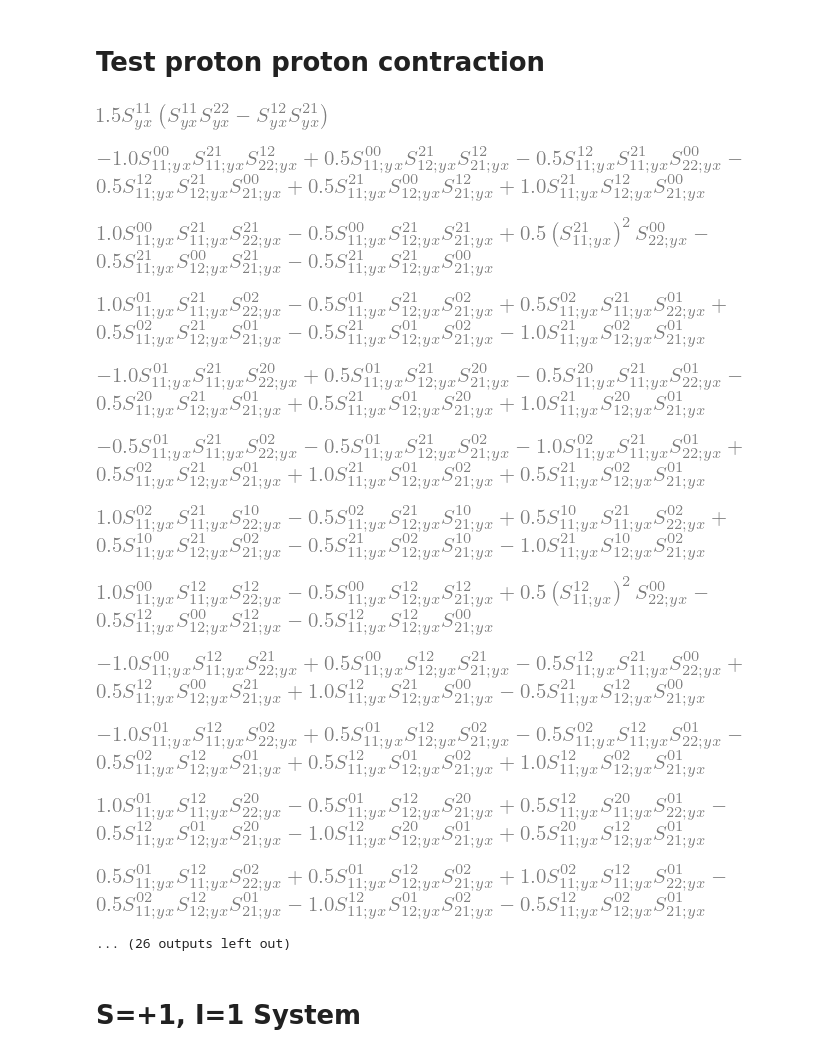
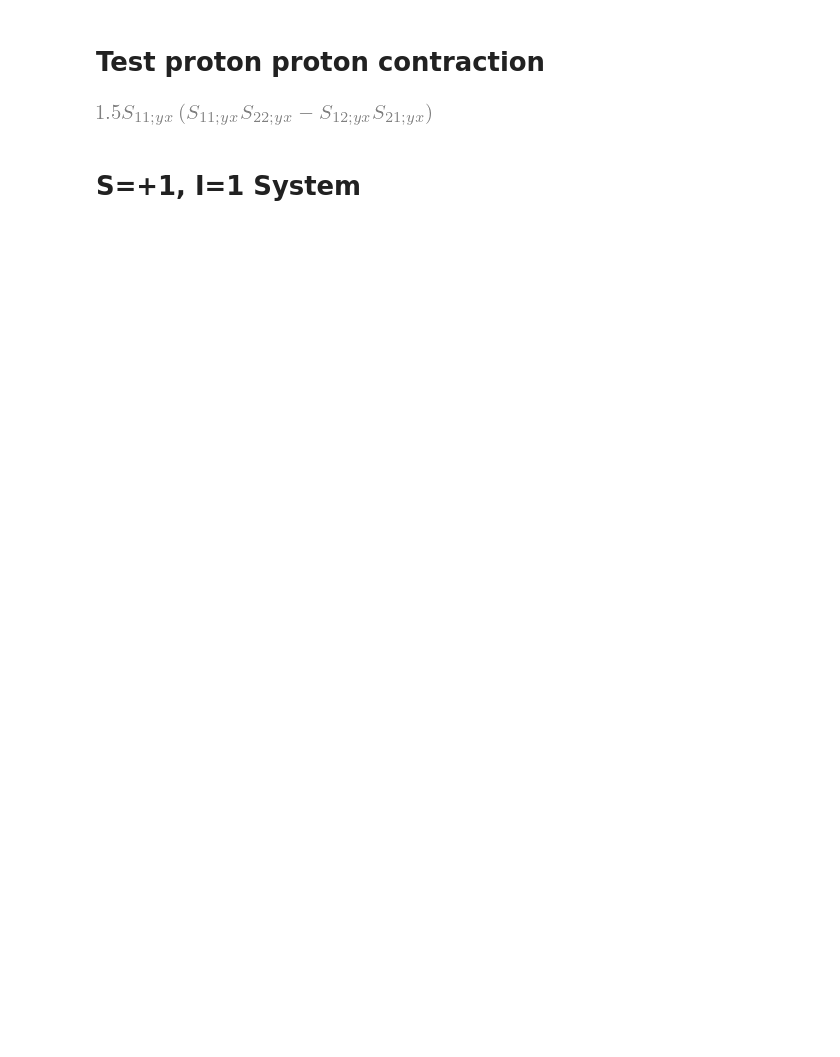
Before and after one commit to luutom/su3, a Jupyter notebook: notebooks/contraction.ipynb, the cells around one changed output. Drawn from its saved outputs; the diff is of its cells as text; code cells hidden in the pictures; blank space fills up the shorter version.

```diff
--- a/notebooks/contraction.ipynb
+++ b/notebooks/contraction.ipynb
@@ -795,73 +795,62 @@ position=['y','y','y','x','x','x']
 #spin=['\\mu_1','\\mu_2','\\mu_3','\\nu_3','\\nu_2','\\nu_1']
 spin=['1','2','1','1','2','1']
 color=['c','b','a','a\'','b\'','c\'']
 #color=['2','1','0','0','1','2']
 quark=['u','u','d','db','ub','ub']
 
 diquark=[[1,2],[3,4]]
 #diquark=[]
 #spin_pair=[[0,5],[1,4],[2,3]]
 color1=['a','b','c']
 color2=['a\'','b\'','c\'']
 #color1=['0','1','2']
 #color2=['0','1','2']
 
 output=[]
 OUTPUT=[]
 
 contraction(quark,0,output,OUTPUT)
 
 
 #PRINT=print_Trace_color(OUTPUT,quark,spin,color,position,overall2,diquark,spin_pair,color1,color2)
 #display(simplify(PRINT))
 
 PRINT=print_propagator_with_diquark_color(OUTPUT,quark,spin,color,position,overall2,diquark, color1, color2)
+#PRINT=print_propagator_with_diquark(OUTPUT,quark,spin,color,position,overall2,diquark)
 display(simplify(PRINT))
 
 
-color1=['0','1','2']
-color2=['0','1','2']
-PRINT2=0
-for a in ['0','1','2']:
-    color[2]=a
-    for b in ['0','1','2']:
-        if a==b: continue
-        color[1]=b
-        for c in ['0','1','2']:
-            if c==a or c==b: continue
-            color[0]=c
-            for aa in ['0','1','2']:
-                color[3]=aa
-                for bb in ['0','1','2']:
-                    if aa==bb:continue
-                    color[4]=bb
-                    for cc in ['0','1','2']:
-                        if cc==aa or cc==bb: continue
-                        color[5]=cc
-                        perm1=Permutation(color[:3])
-                        perm2=Permutation(color[3:])
+# color1=['0','1','2']
+# color2=['0','1','2']
+# PRINT2=0
+# for a in ['0','1','2']:
+#     color[2]=a
+#     for b in ['0','1','2']:
+#         if a==b: continue
+#         color[1]=b
+#         for c in ['0','1','2']:
+#             if c==a or c==b: continue
+#             color[0]=c
+#             for aa in ['0','1','2']:
+#                 color[3]=aa
+#                 for bb in ['0','1','2']:
+#                     if aa==bb:continue
+#                     color[4]=bb
+#                     for cc in ['0','1','2']:
+#                         if cc==aa or cc==bb: continue
+#                         color[5]=cc
+#                         perm1=Permutation(color[:3])
+#                         perm2=Permutation(color[3:])
 
-                        sign1=perm1.signature()
-                        sign2=perm2.signature()
+#                         sign1=perm1.signature()
+#                         sign2=perm2.signature()
 
-                        PRINT=sign1*sign2*print_propagator_with_diquark(OUTPUT,quark,spin,color,position,overall2,diquark)
-                        display(PRINT)
-                        PRINT2+=PRINT
-display(simplify(PRINT2))
+#                         PRINT=sign1*sign2*print_propagator_with_diquark(OUTPUT,quark,spin,color,position,overall2,diquark)
+#                         display(PRINT)
+#                         PRINT2+=PRINT
+# display(simplify(PRINT2))
 # %% [output]
-[figure, old version]
+[figure, new version]
-[figure, removed]
-[figure, removed]
-[figure, removed]
-[figure, removed]
-[figure, removed]
-[figure, removed]
-[figure, removed]
-[figure, removed]
-[figure, removed]
-[figure, removed]
-[figure, removed]
-... (26 outputs left out)
 # %% [markdown]
 # S=+1, I=1 System
 # %% [markdown]
```
Also changed, not shown: parts of 4 cells of this notebook.
